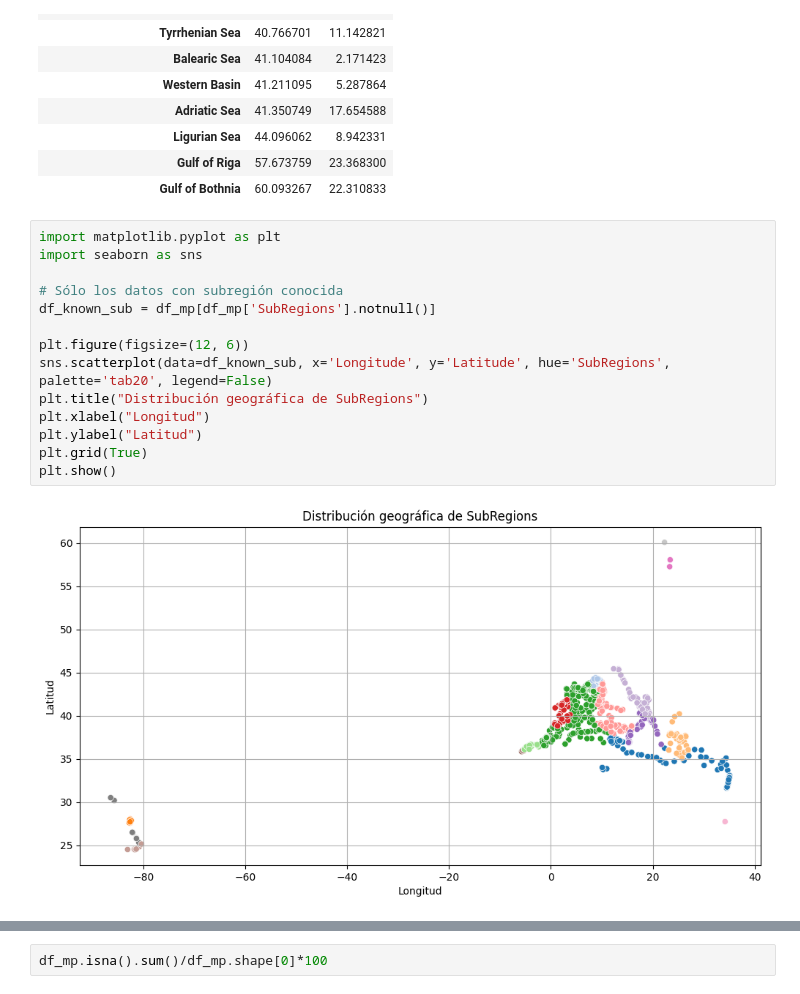
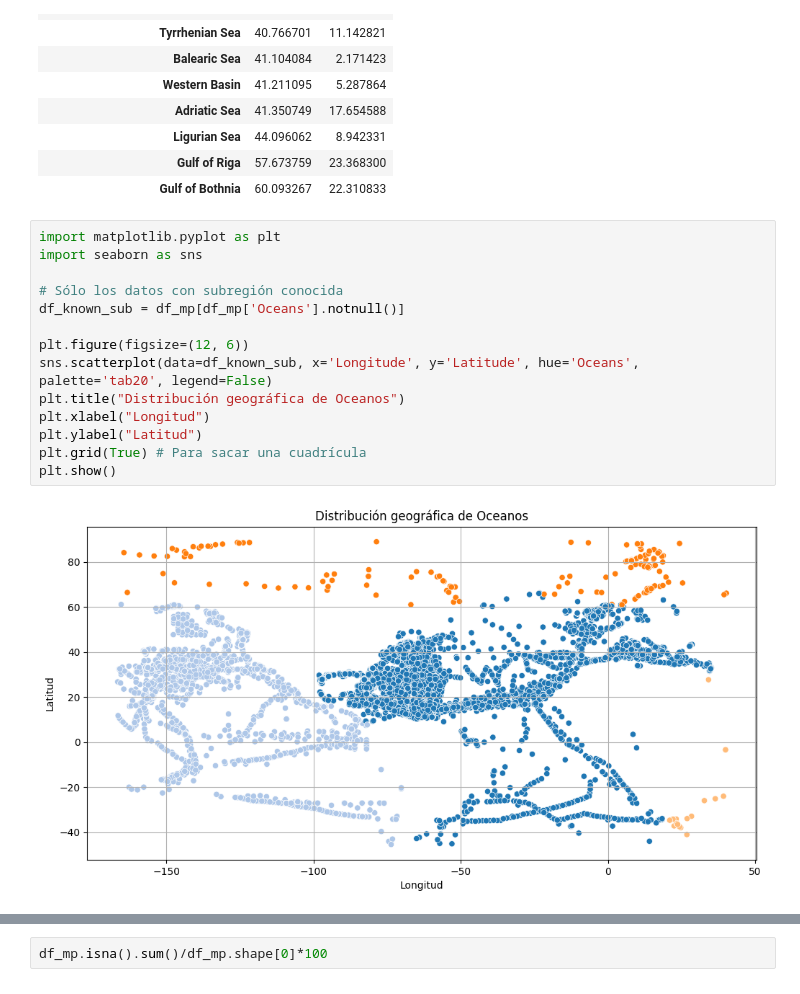
Before and after one commit to isamanero/MyPortfolio, a Jupyter notebook: Data_Analytics/Microplastics.ipynb, the cells around one changed output, grey strips where cells are left out. Drawn from its saved outputs; the diff is of its cells as text.

```diff
--- a/Data_Analytics/Microplastics.ipynb
+++ b/Data_Analytics/Microplastics.ipynb
@@ -118,16 +118,16 @@ df_mp[df_mp['SubRegions'].notnull()].groupby('SubRegions')[['Latitude', 'Longitu
 # %%
 import matplotlib.pyplot as plt
 import seaborn as sns
 
 # Sólo los datos con subregión conocida
-df_known_sub = df_mp[df_mp['SubRegions'].notnull()]
+df_known_sub = df_mp[df_mp['Oceans'].notnull()]
 
 plt.figure(figsize=(12, 6))
-sns.scatterplot(data=df_known_sub, x='Longitude', y='Latitude', hue='SubRegions', palette='tab20', legend=False)
-plt.title("Distribución geográfica de SubRegions")
+sns.scatterplot(data=df_known_sub, x='Longitude', y='Latitude', hue='Oceans', palette='tab20', legend=False)
+plt.title("Distribución geográfica de Oceanos")
 plt.xlabel("Longitud")
 plt.ylabel("Latitud")
-plt.grid(True)
+plt.grid(True) # Para sacar una cuadrícula
 plt.show()
 # %% [output]
-[figure, old version]
+[figure, new version]
```
Also changed, not shown: parts of 5 cells of this notebook.
